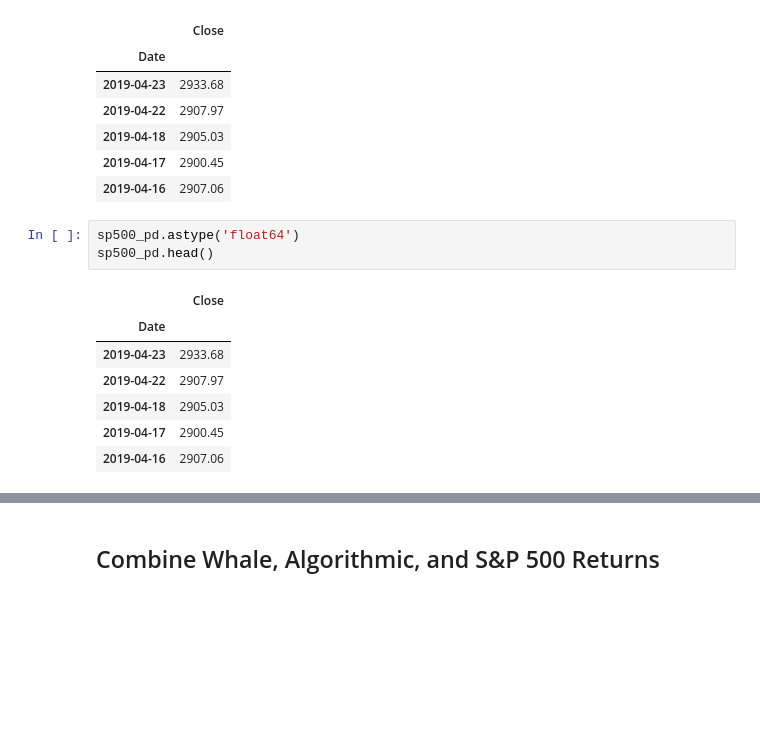
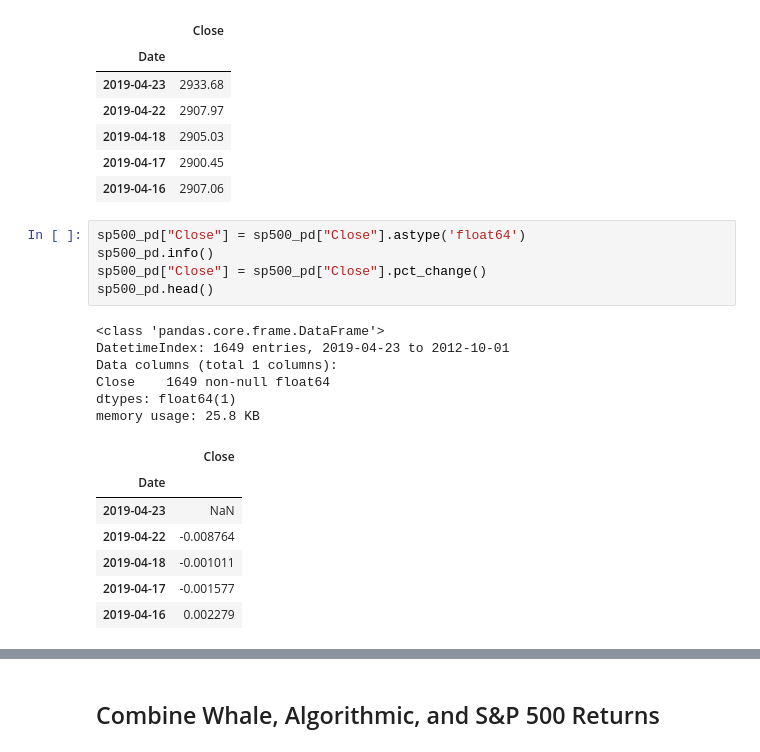
Before and after one commit to basobo/python-pandas, a Jupyter notebook: whale_analysis.ipynb, the cells around one changed output, grey strips where cells are left out. Saved outputs shown, nothing was run; the diff lists cells and outputs as text; blank space fills up the shorter version.

```diff
--- a/whale_analysis.ipynb
+++ b/whale_analysis.ipynb
@@ -144,16 +144,24 @@ sp500_pd.head()
 | 2019-04-17 | 2900.45 |
 | 2019-04-16 | 2907.06 |
 # %%
-sp500_pd.astype('float64')
+sp500_pd["Close"] = sp500_pd["Close"].astype('float64')
+sp500_pd.info()
+sp500_pd["Close"] = sp500_pd["Close"].pct_change()
 sp500_pd.head()
 # %% [output]
+<class 'pandas.core.frame.DataFrame'>
+DatetimeIndex: 1649 entries, 2019-04-23 to 2012-10-01
+Data columns (total 1 columns):
+Close    1649 non-null float64
+dtypes: float64(1)
+memory usage: 25.8 KB
 |  | Close |
 | Date |  |
-| 2019-04-23 | 2933.68 |
-| 2019-04-22 | 2907.97 |
-| 2019-04-18 | 2905.03 |
-| 2019-04-17 | 2900.45 |
-| 2019-04-16 | 2907.06 |
+| 2019-04-23 | NaN |
+| 2019-04-22 | -0.008764 |
+| 2019-04-18 | -0.001011 |
+| 2019-04-17 | -0.001577 |
+| 2019-04-16 | 0.002279 |
 # %%
 # Drop nulls
 # YOUR CODE HERE
```
Also changed, not shown: parts of 36 cells of this notebook.
